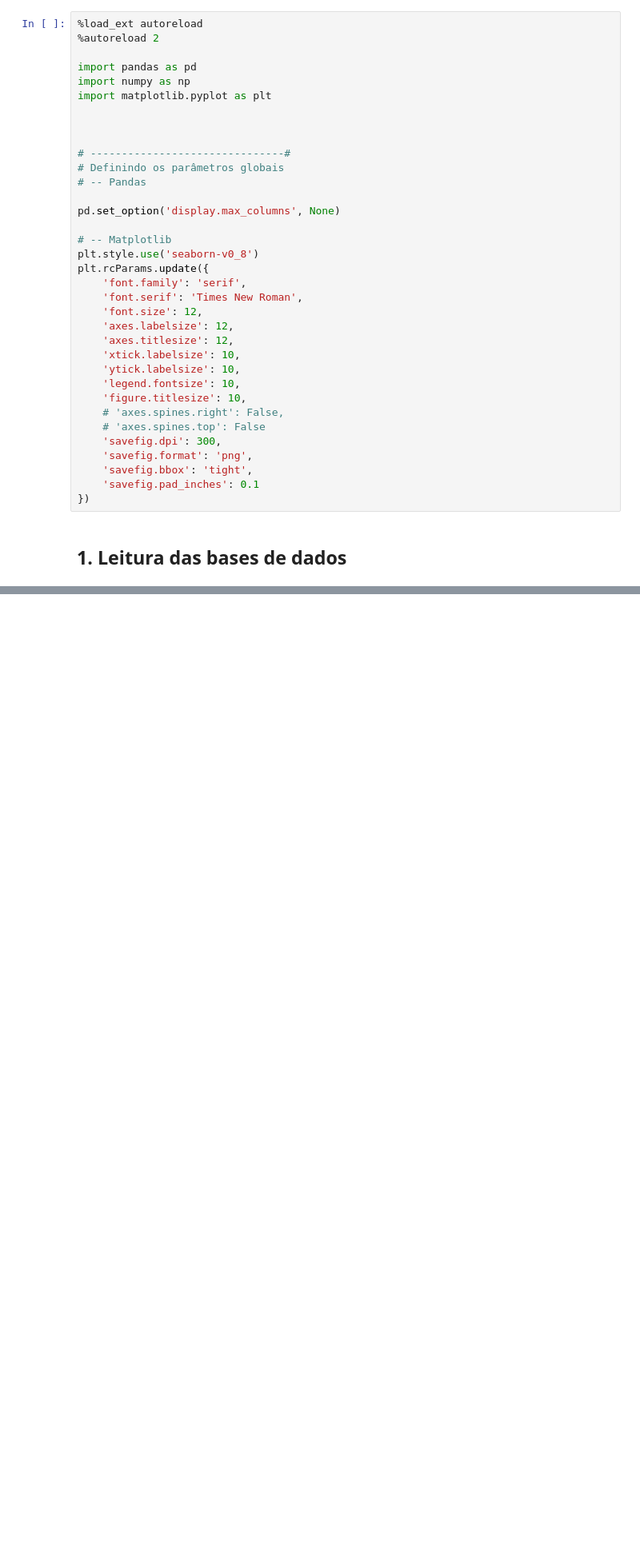
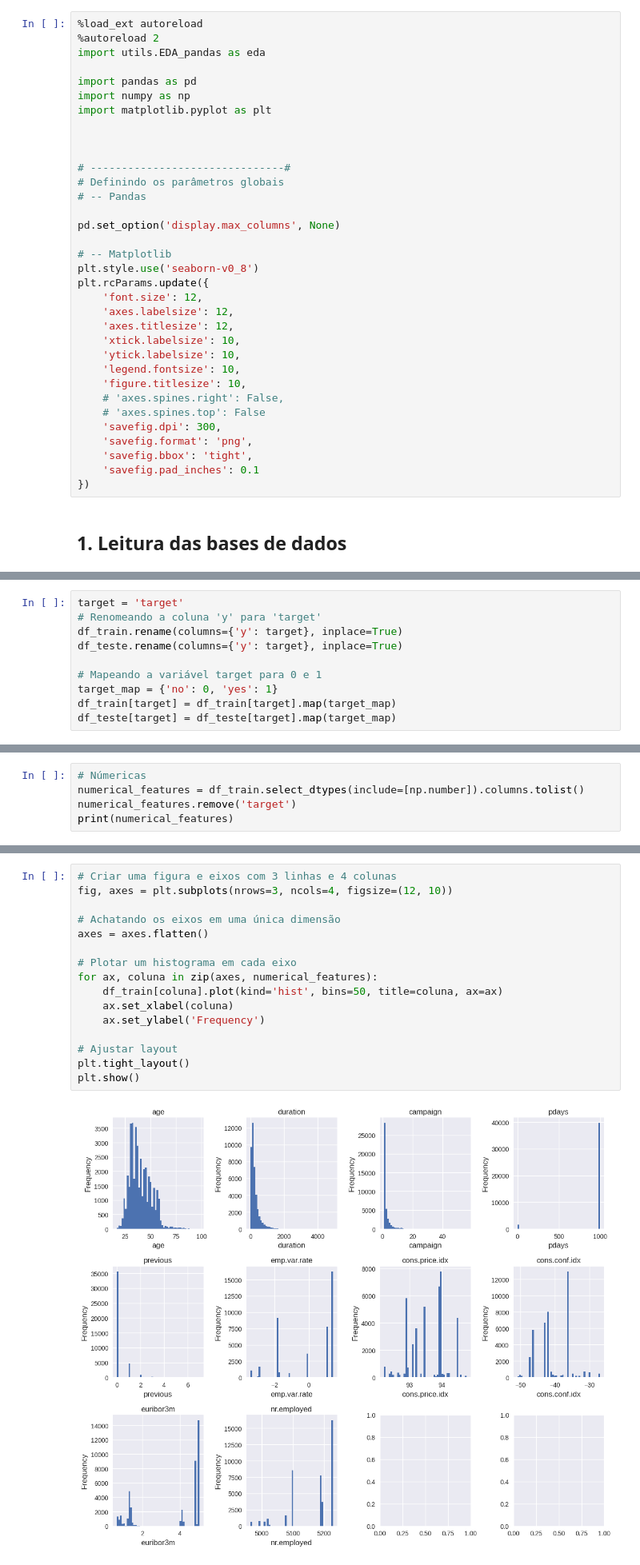
Before and after one commit to espeditoalves/Bank_Marketing_ML, a Jupyter notebook: Notebooks/0_Analise_exploratoria.ipynb, the cells around one changed output, grey strips where cells are left out. Shown at 80% size. Cells and saved outputs as stored; diff of their text form; blank space fills up the shorter version.

```diff
--- a/Notebooks/0_Analise_exploratoria.ipynb
+++ b/Notebooks/0_Analise_exploratoria.ipynb
@@ -20,6 +22,7 @@ Logado no diretório: /home/jovyan/work
 # %%
 %load_ext autoreload
 %autoreload 2
+import utils.EDA_pandas as eda
 
 import pandas as pd
 import numpy as np
@@ -36,8 +39,6 @@ pd.set_option('display.max_columns', None)
 # -- Matplotlib
 plt.style.use('seaborn-v0_8')
 plt.rcParams.update({
-    'font.family': 'serif',
-    'font.serif': 'Times New Roman',
     'font.size': 12,
     'axes.labelsize': 12,
     'axes.titlesize': 12,
@@ -98,0 +103,10 @@ memory usage: 6.6+ MB
+# %%
+target = 'target'
+# Renomeando a coluna 'y' para 'target'
+df_train.rename(columns={'y': target}, inplace=True)
+df_teste.rename(columns={'y': target}, inplace=True)
+
+# Mapeando a variável target para 0 e 1
+target_map = {'no': 0, 'yes': 1}
+df_train[target] = df_train[target].map(target_map)
+df_teste[target] = df_teste[target].map(target_map)
@@ -98,0 +160,5 @@ memory usage: 6.6+ MB
+# %%
+# Númericas
+numerical_features = df_train.select_dtypes(include=[np.number]).columns.tolist()
+numerical_features.remove('target')
+print(numerical_features)
@@ -98,0 +189,18 @@ memory usage: 6.6+ MB
+# %%
+# Criar uma figura e eixos com 3 linhas e 4 colunas
+fig, axes = plt.subplots(nrows=3, ncols=4, figsize=(12, 10))
+
+# Achatando os eixos em uma única dimensão
+axes = axes.flatten()
+
+# Plotar um histograma em cada eixo
+for ax, coluna in zip(axes, numerical_features):
+    df_train[coluna].plot(kind='hist', bins=50, title=coluna, ax=ax)
+    ax.set_xlabel(coluna)
+    ax.set_ylabel('Frequency')
+
+# Ajustar layout
+plt.tight_layout()
+plt.show()
+# %% [output]
+[figure, added]
```
Also changed, not shown: parts of 56 cells of this notebook, 8 other files.
